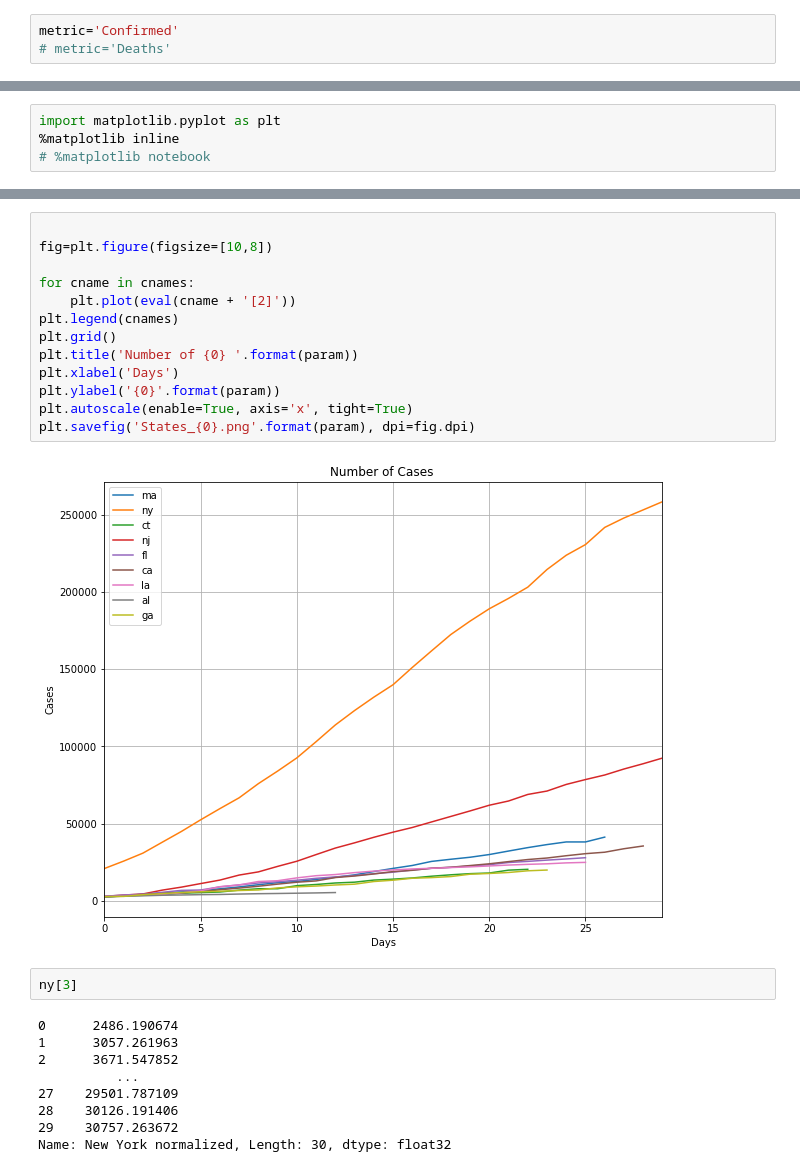
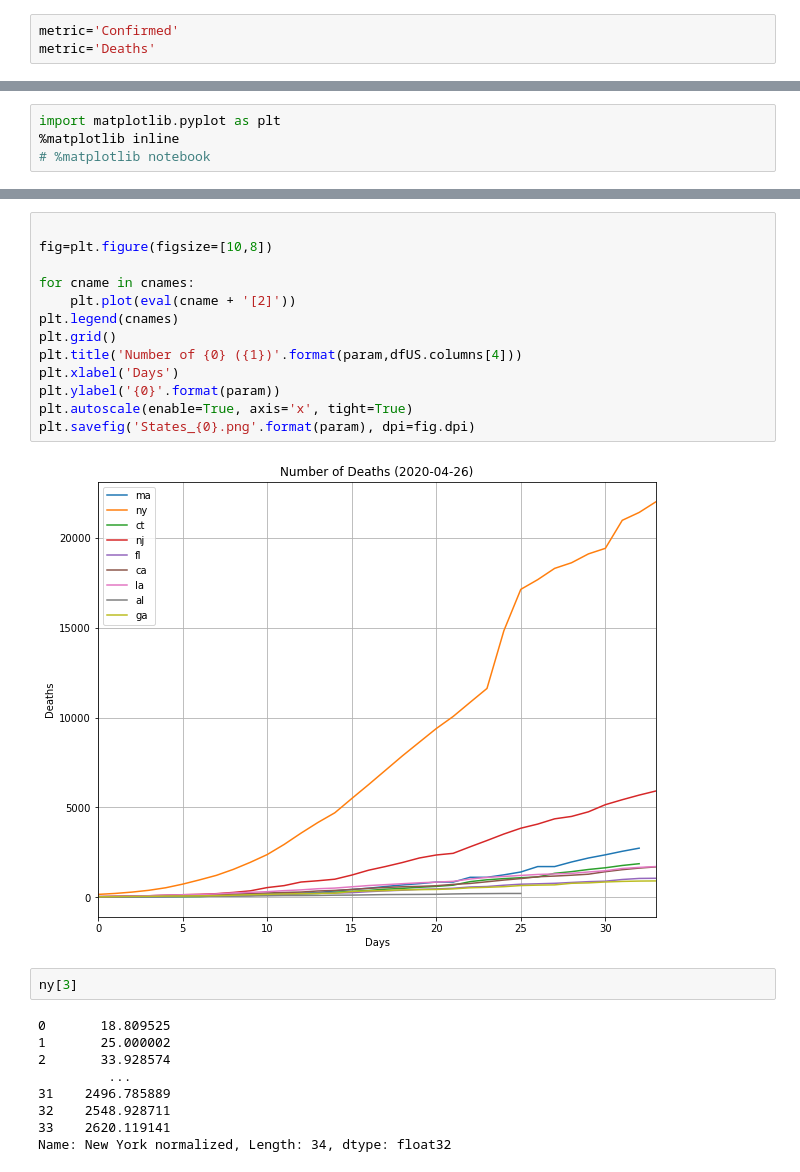
Before and after one commit to zdefne-usgs/covid_dashboard, a Jupyter notebook: covid_states.ipynb, the cells around one changed output, grey strips where cells are left out. Cells and saved outputs as stored; diff of their text form.

Commit message:
last update date in plots

```diff
--- a/covid_states.ipynb
+++ b/covid_states.ipynb
@@ -15,7 +15,7 @@ import datetime
 [interactive output not drawn]
 # %%
 metric='Confirmed'
-# metric='Deaths'
+metric='Deaths'
 # %%
 dr='https://raw.githubusercontent.com/CSSEGISandData/COVID-19/master/csse_covid_19_data/csse_covid_19_daily_reports/'
 # %%
@@ -455,26 +455,26 @@ plt.savefig('States_normalized_{0}.png'.format(param), dpi=fig.dpi)
 # %%
 
 fig=plt.figure(figsize=[10,8])
 
 for cname in cnames:
     plt.plot(eval(cname + '[2]'))
 plt.legend(cnames)
 plt.grid()
-plt.title('Number of {0} '.format(param))
+plt.title('Number of {0} ({1})'.format(param,dfUS.columns[4]))
 plt.xlabel('Days')
 plt.ylabel('{0}'.format(param))
 plt.autoscale(enable=True, axis='x', tight=True)
 plt.savefig('States_{0}.png'.format(param), dpi=fig.dpi)
 # %% [output]
-[figure, old version]
+[figure, new version]
 # %%
 ny[3]
 # %% [output]
-0      2486.190674
-1      3057.261963
-2      3671.547852
-          ...
-27    29501.787109
-28    30126.191406
-29    30757.263672
-Name: New York normalized, Length: 30, dtype: float32
+0       18.809525
+1       25.000002
+2       33.928574
+         ...
+31    2496.785889
+32    2548.928711
+33    2620.119141
+Name: New York normalized, Length: 34, dtype: float32
```
Also changed, not shown: parts of 23 cells of this notebook, 16 other files.
